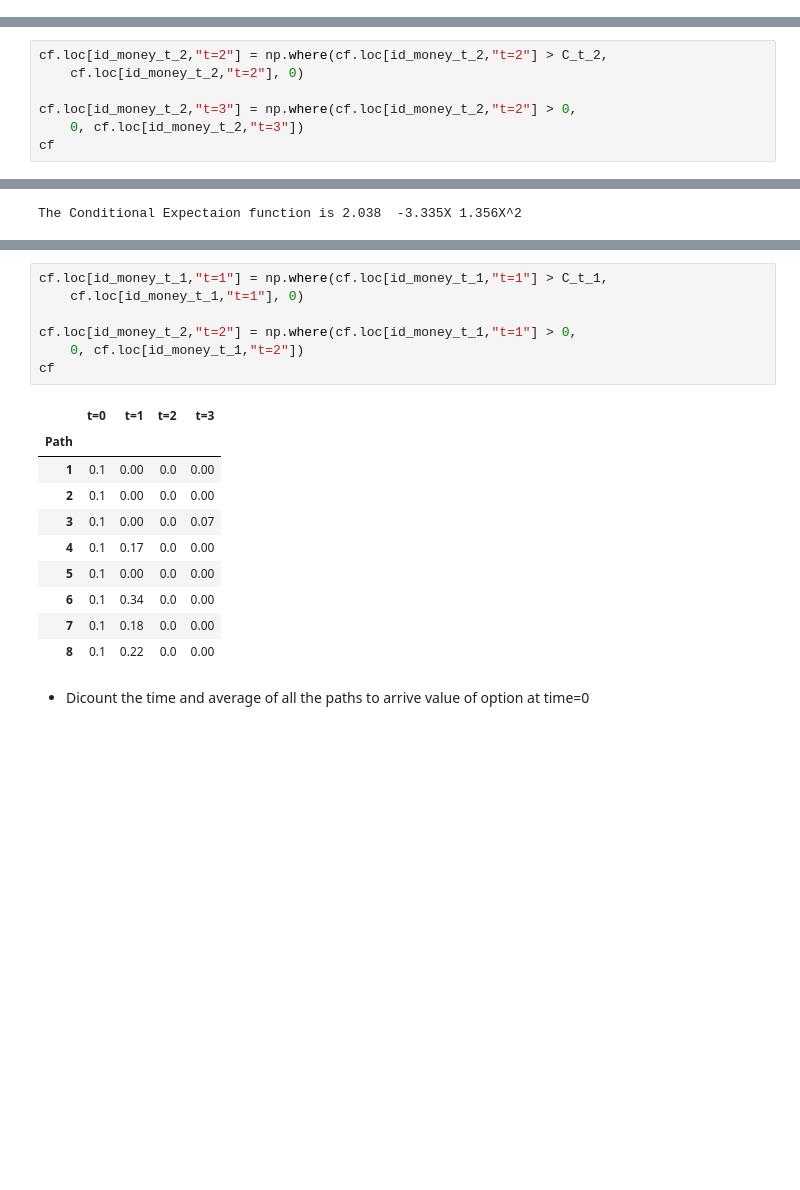
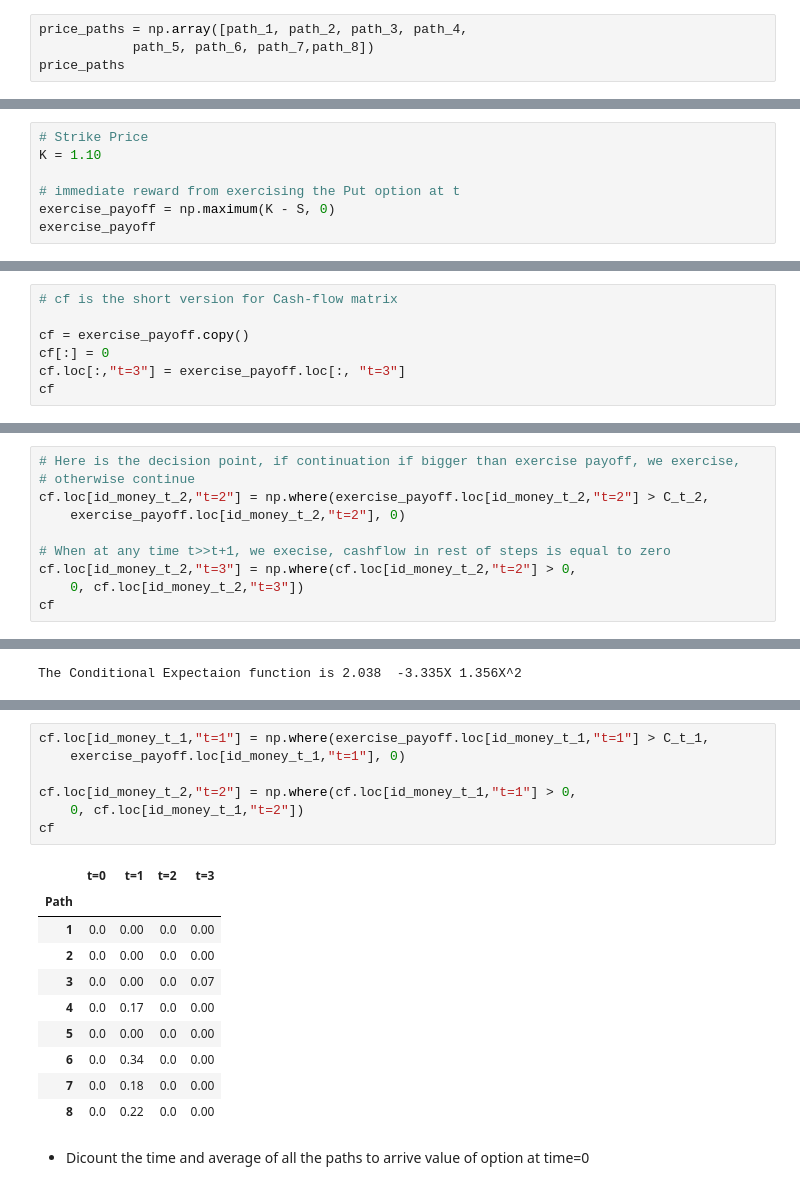
Before and after one commit to Peymankor/Tutorial-Derivative-Pricing, a Jupyter notebook: Derivative Pricing.ipynb, the cells around one changed output, grey strips where cells are left out. Cells and saved outputs as stored; diff of their text form; blank space fills up the shorter version.

```diff
--- a/Derivative Pricing.ipynb
+++ b/Derivative Pricing.ipynb
@@ -19,3 +19,7 @@ path_5 = np.array([1.00, 1.11, 1.56, 1.52])
 path_6 = np.array([1.00, 0.76, 0.77, 0.90])
 path_7 = np.array([1.00, 0.92, 0.84, 1.01])
 path_8 = np.array([1.00, 0.88, 1.22, 1.34])
+# %%
+price_paths = np.array([path_1, path_2, path_3, path_4,
+            path_5, path_6, path_7,path_8])
+price_paths
@@ -41,3 +53,10 @@ S
 | 6 | 1.0 | 0.76 | 0.77 | 0.90 |
 | 7 | 1.0 | 0.92 | 0.84 | 1.01 |
 | 8 | 1.0 | 0.88 | 1.22 | 1.34 |
+# %%
+# Strike Price
+K = 1.10
+
+# immediate reward from exercising the Put option at t
+exercise_payoff = np.maximum(K - S, 0)
+exercise_payoff
@@ -67,0 +80,7 @@ cf_show
+# %%
+# cf is the short version for Cash-flow matrix
+
+cf = exercise_payoff.copy()
+cf[:] = 0
+cf.loc[:,"t=3"] = exercise_payoff.loc[:, "t=3"]
+cf
@@ -118,7 +155,10 @@ Opt_dec
 # %%
-cf.loc[id_money_t_2,"t=2"] = np.where(cf.loc[id_money_t_2,"t=2"] > C_t_2,
-    cf.loc[id_money_t_2,"t=2"], 0)
+# Here is the decision point, if continuation if bigger than exercise payoff, we exercise,
+# otherwise continue
+cf.loc[id_money_t_2,"t=2"] = np.where(exercise_payoff.loc[id_money_t_2,"t=2"] > C_t_2,
+    exercise_payoff.loc[id_money_t_2,"t=2"], 0)
 
+# When at any time t>>t+1, we execise, cashflow in rest of steps is equal to zero
 cf.loc[id_money_t_2,"t=3"] = np.where(cf.loc[id_money_t_2,"t=2"] > 0,
     0, cf.loc[id_money_t_2,"t=3"])
 cf
@@ -173,21 +219,21 @@ Opt_dec_t_1
 # %%
-cf.loc[id_money_t_1,"t=1"] = np.where(cf.loc[id_money_t_1,"t=1"] > C_t_1,
-    cf.loc[id_money_t_1,"t=1"], 0)
+cf.loc[id_money_t_1,"t=1"] = np.where(exercise_payoff.loc[id_money_t_1,"t=1"] > C_t_1,
+    exercise_payoff.loc[id_money_t_1,"t=1"], 0)
 
 cf.loc[id_money_t_2,"t=2"] = np.where(cf.loc[id_money_t_1,"t=1"] > 0,
     0, cf.loc[id_money_t_1,"t=2"])
 cf
 # %% [output]
 |  | t=0 | t=1 | t=2 | t=3 |
 | Path |  |  |  |  |
-| 1 | 0.1 | 0.00 | 0.0 | 0.00 |
-| 2 | 0.1 | 0.00 | 0.0 | 0.00 |
-| 3 | 0.1 | 0.00 | 0.0 | 0.07 |
-| 4 | 0.1 | 0.17 | 0.0 | 0.00 |
-| 5 | 0.1 | 0.00 | 0.0 | 0.00 |
-| 6 | 0.1 | 0.34 | 0.0 | 0.00 |
-| 7 | 0.1 | 0.18 | 0.0 | 0.00 |
-| 8 | 0.1 | 0.22 | 0.0 | 0.00 |
+| 1 | 0.0 | 0.00 | 0.0 | 0.00 |
+| 2 | 0.0 | 0.00 | 0.0 | 0.00 |
+| 3 | 0.0 | 0.00 | 0.0 | 0.07 |
+| 4 | 0.0 | 0.17 | 0.0 | 0.00 |
+| 5 | 0.0 | 0.00 | 0.0 | 0.00 |
+| 6 | 0.0 | 0.34 | 0.0 | 0.00 |
+| 7 | 0.0 | 0.18 | 0.0 | 0.00 |
+| 8 | 0.0 | 0.22 | 0.0 | 0.00 |
 # %% [markdown]
 - Dicount the time and average of all the paths to arrive value of option at time=0
 # %%
```
Also changed, not shown: parts of 62 cells of this notebook.
